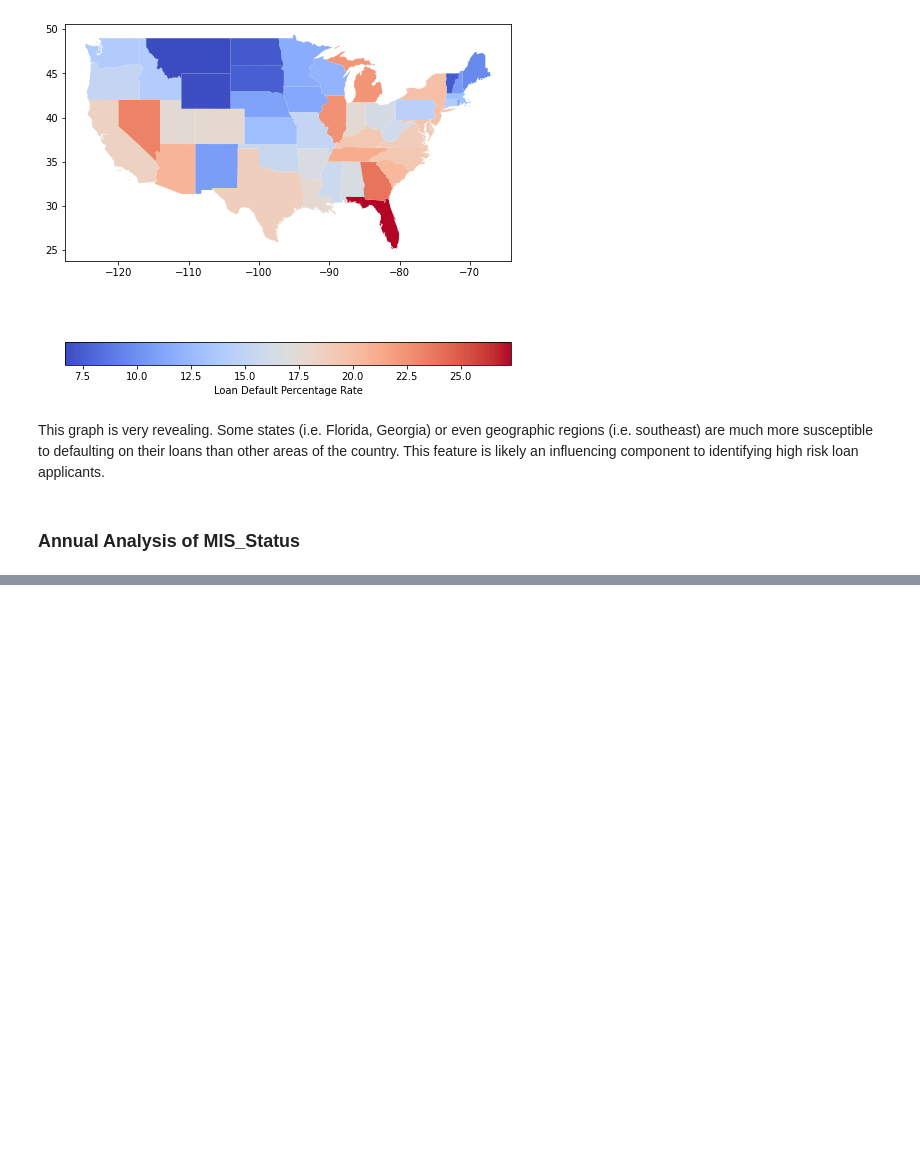
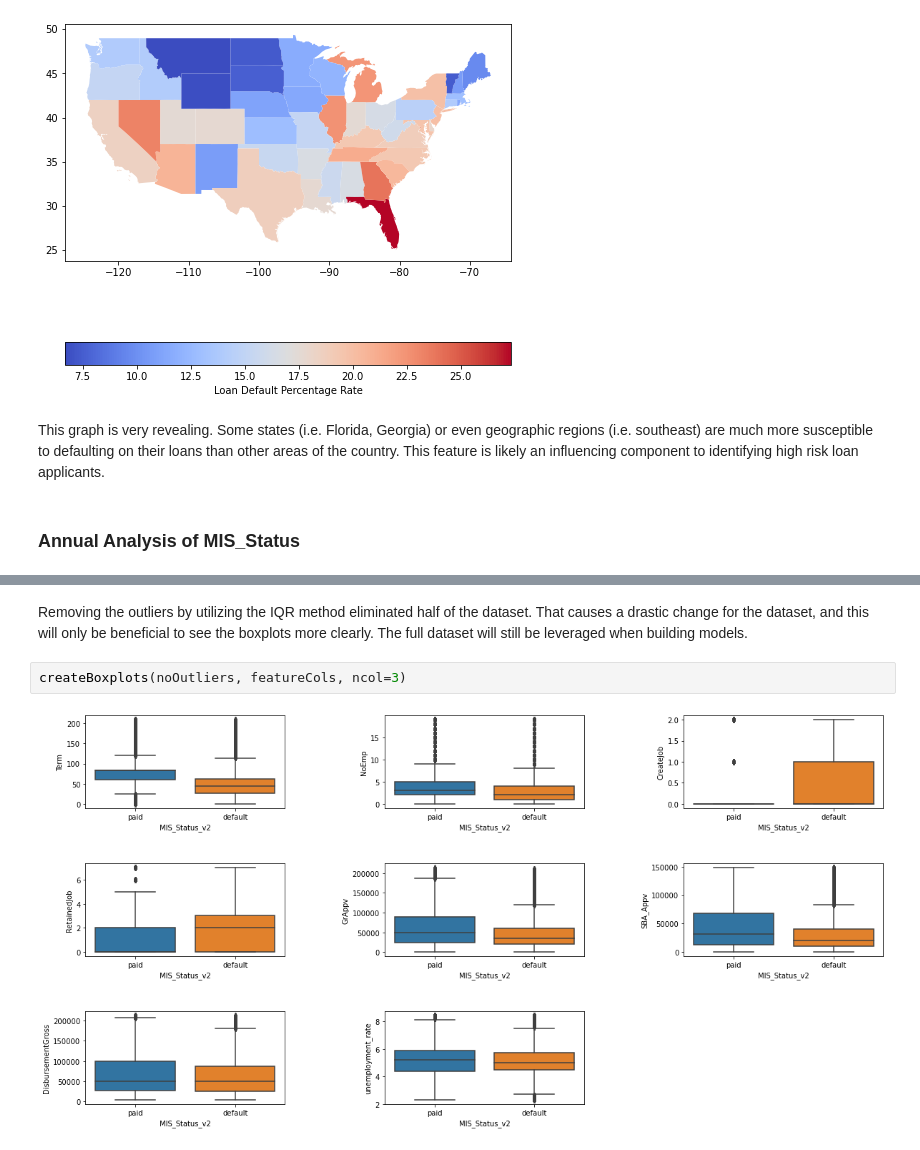
Before and after one commit to mitchellramsey/sba-hra-analysis, a Jupyter notebook: notebooks/2.0_exploratory_data_analysis_mr_2022_0321.ipynb, the cells around one changed output, grey strips where cells are left out. Drawn from its saved outputs; the diff is of its cells as text; blank space fills up the shorter version.

```diff
--- a/notebooks/2.0_exploratory_data_analysis_mr_2022_0321.ipynb
+++ b/notebooks/2.0_exploratory_data_analysis_mr_2022_0321.ipynb
@@ -308,0 +376,6 @@ Definitely getting closer to identifing some key factors into identifying high r
+# %% [markdown]
+Removing the outliers by utilizing the IQR method eliminated half of the dataset. That causes a drastic change for the dataset, and this will only be beneficial to see the boxplots more clearly. The full dataset will still be leveraged when building models.
+# %%
+createBoxplots(noOutliers, featureCols, ncol=3)
+# %% [output]
+[figure, added]
```
Also changed, not shown: parts of 62 cells of this notebook, 3 other files.
